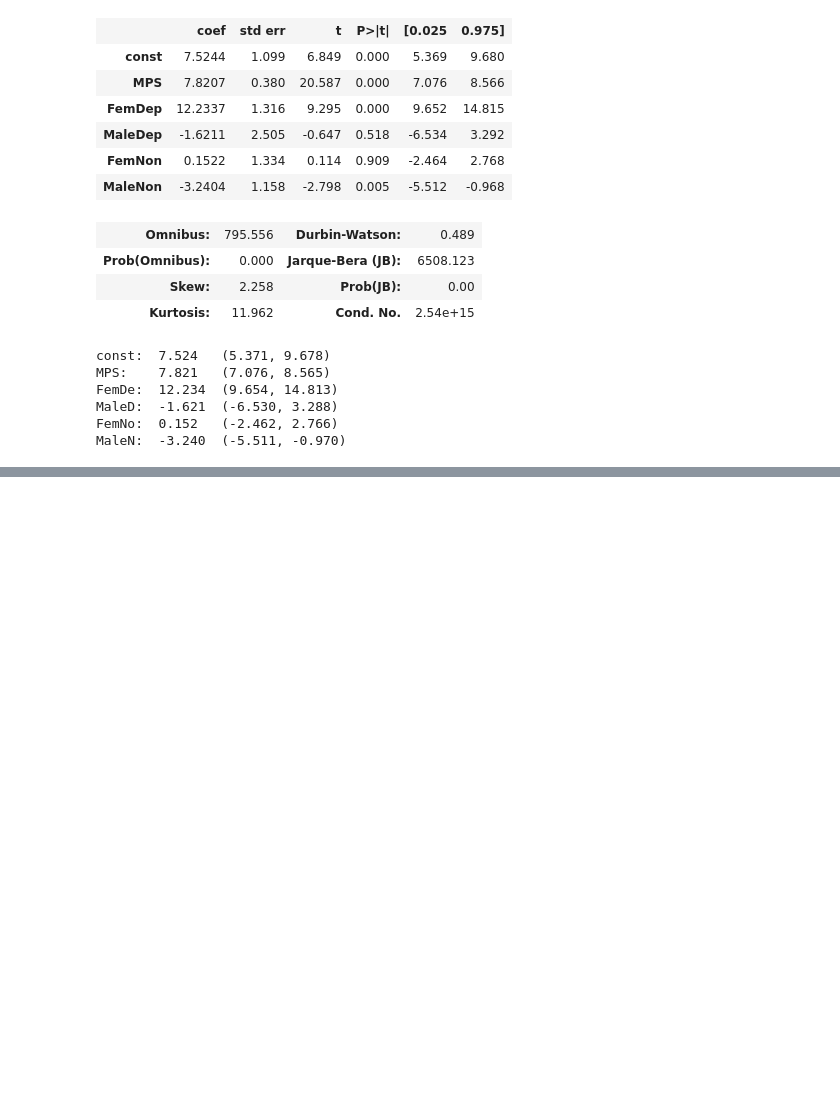
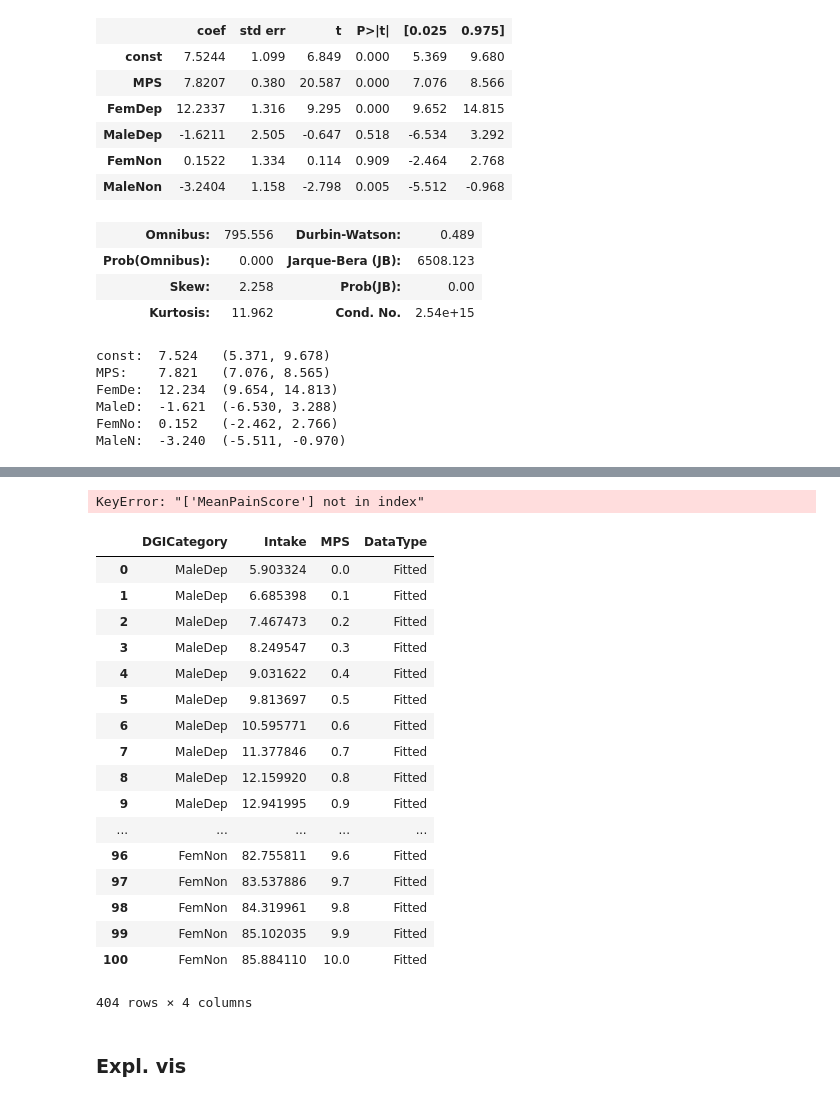
Before and after one commit to JWKennington/collab-mpow, a Jupyter notebook: notebooks/retroactive-analysis.ipynb, the cells around one changed output, grey strips where cells are left out. Saved outputs shown, nothing was run; the diff lists cells and outputs as text; code cells hidden in the pictures; blank space fills up the shorter version.

```diff
--- a/notebooks/retroactive-analysis.ipynb
+++ b/notebooks/retroactive-analysis.ipynb
@@ -168,0 +239,2 @@ MaleN:  -3.240  (-5.511, -0.970)
+# %%
+beta0, beta1, femdep, maledep, femnon, malenon = dgi_model.params
@@ -168,0 +250,11 @@ MaleN:  -3.240  (-5.511, -0.970)
+# %%
+def dgi_estimate(p, df, nf, dm, nm):
+    return beta0 + beta1*p + femdep*df + femnon*nf + maledep*dm + malenon*nm
+# %%
+ps = numpy.arange(0, 10.1, 0.1)
+fit_df = pandas.concat([pandas.DataFrame({'MPS':ps, 'Intake':dgi_estimate(ps, 0, 0, 1, 0), 'DGICategory': len(ps)*['MaleDep']}),
+                        pandas.DataFrame({'MPS':ps, 'Intake':dgi_estimate(ps, 0, 0, 0, 1), 'DGICategory': len(ps)*['MaleNon']}),
+                        pandas.DataFrame({'MPS':ps, 'Intake':dgi_estimate(ps, 1, 0, 0, 0), 'DGICategory': len(ps)*['FemDep']}),
+                        pandas.DataFrame({'MPS':ps, 'Intake':dgi_estimate(ps, 0, 1, 0, 0), 'DGICategory': len(ps)*['FemNon']})], axis=0)
+# %%
+fit_df['DataType'] = 'Fitted'
@@ -169,3 +270,30 @@ MaleN:  -3.240  (-5.511, -0.970)
+# %%
+dgi[dgi.FemDep==1][['Intake', 'MeanPainScore']]
+# %% [output]
+KeyError: "['MeanPainScore'] not in index"
+# %%
+fit_df
+# %% [output]
+|  | DGICategory | Intake | MPS | DataType |
+| 0 | MaleDep | 5.903324 | 0.0 | Fitted |
+| 1 | MaleDep | 6.685398 | 0.1 | Fitted |
+| 2 | MaleDep | 7.467473 | 0.2 | Fitted |
+| 3 | MaleDep | 8.249547 | 0.3 | Fitted |
+| 4 | MaleDep | 9.031622 | 0.4 | Fitted |
+| 5 | MaleDep | 9.813697 | 0.5 | Fitted |
+| 6 | MaleDep | 10.595771 | 0.6 | Fitted |
+| 7 | MaleDep | 11.377846 | 0.7 | Fitted |
+| 8 | MaleDep | 12.159920 | 0.8 | Fitted |
+| 9 | MaleDep | 12.941995 | 0.9 | Fitted |
+| ... | ... | ... | ... | ... |
+| 96 | FemNon | 82.755811 | 9.6 | Fitted |
+| 97 | FemNon | 83.537886 | 9.7 | Fitted |
+| 98 | FemNon | 84.319961 | 9.8 | Fitted |
+| 99 | FemNon | 85.102035 | 9.9 | Fitted |
+| 100 | FemNon | 85.884110 | 10.0 | Fitted |
+404 rows × 4 columns
+# %% [markdown]
+### Expl. vis
 # %%
 tmp = dgi.copy()
 tmp = tmp[['MeanPainScore', 'Intake', 'Gender', 'Depression']]
```
Also changed, not shown: parts of 16 cells of this notebook.
